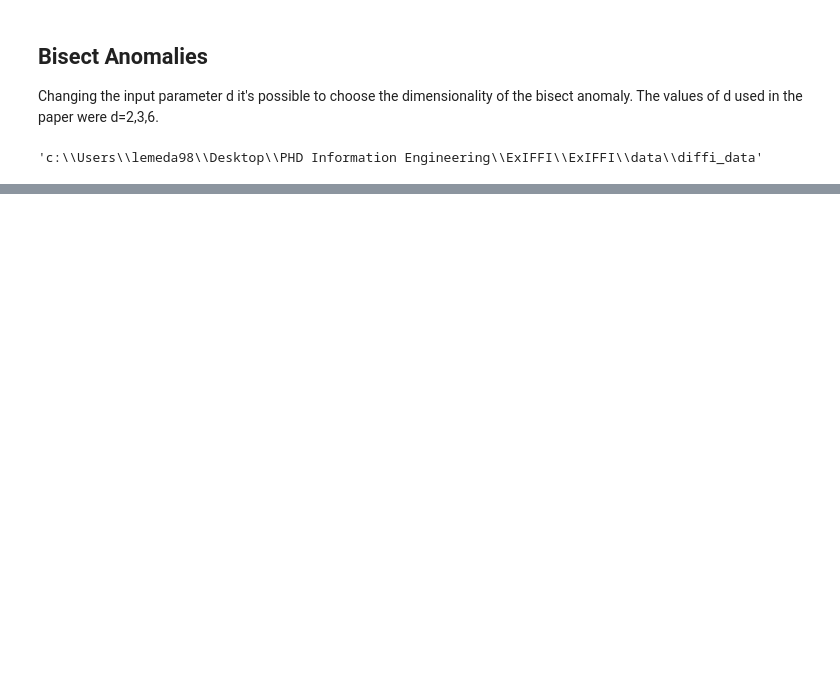
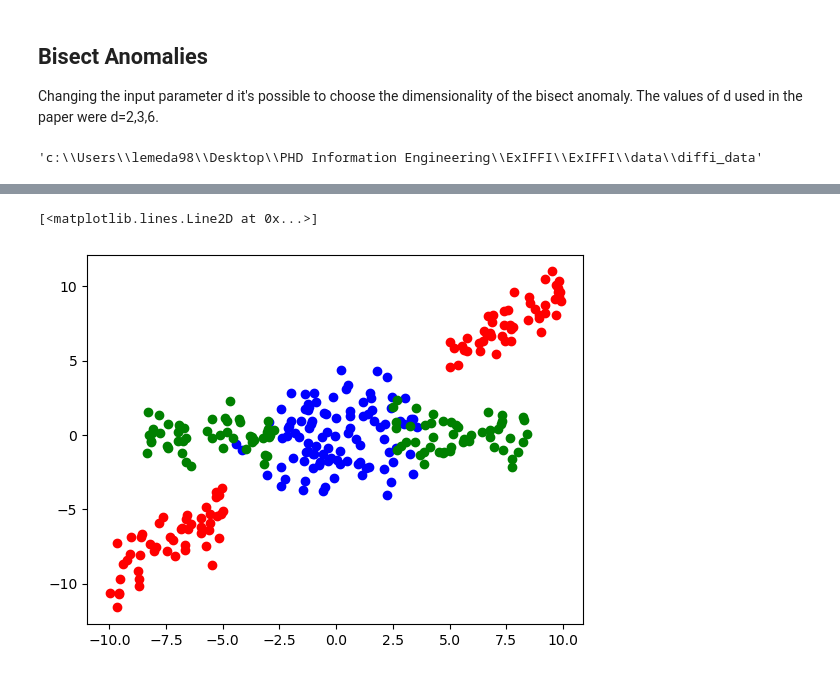
Before and after one commit to alessioarcudi/ExIFFI, a Jupyter notebook: notebooks/synthetic_datasets.ipynb, the cells around one changed output, grey strips where cells are left out. Drawn from its saved outputs; the diff is of its cells as text; code cells hidden in the pictures; blank space fills up the shorter version.

```diff
--- a/notebooks/synthetic_datasets.ipynb
+++ b/notebooks/synthetic_datasets.ipynb
@@ -287,0 +342,7 @@ with open(file_to_read, 'wb') as file:
+# %%
+plt.plot(X_train[:,0],X_train[:,1],'o',color='blue')
+plt.plot(X_bisect_3d[:,0],X_bisect_3d[:,1],'o',color='red')
+plt.plot(X_bisect_prop[:,0],X_bisect_prop[:,3],'o',color='green')
+# %% [output]
+[<matplotlib.lines.Line2D at 0x...>]
+[figure, added]
```
Also changed, not shown: parts of 15 cells of this notebook, 1 other file.
